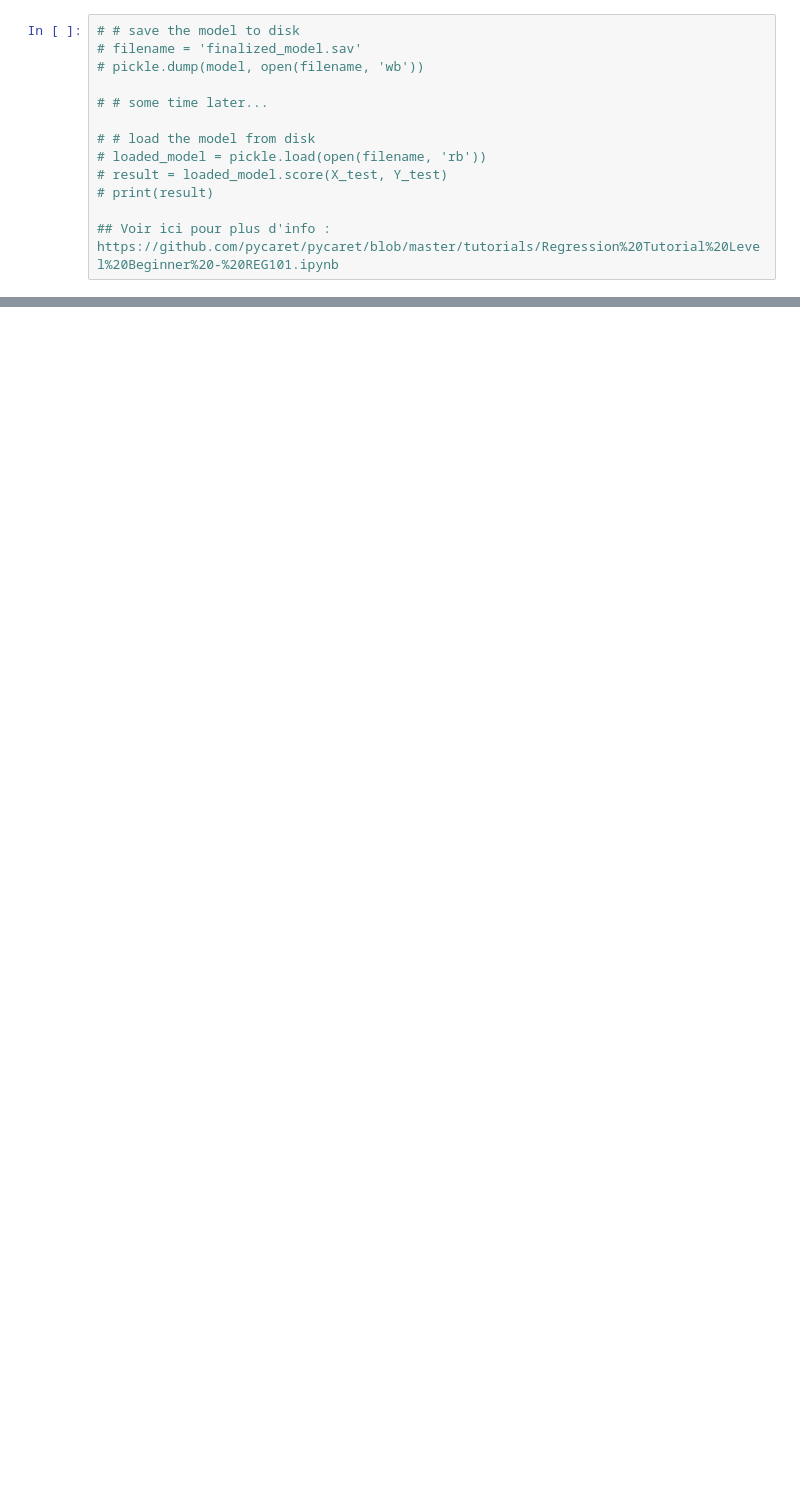
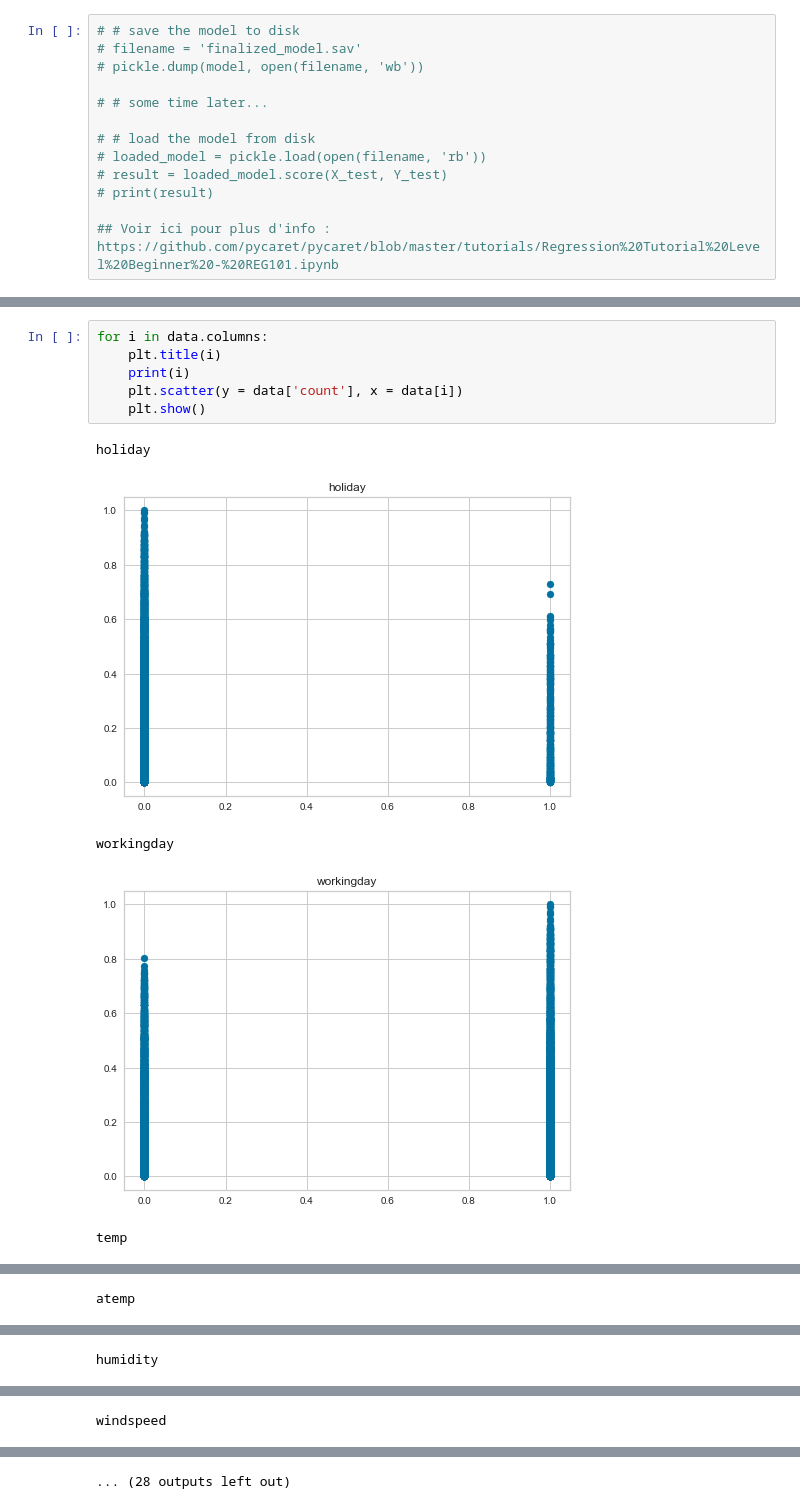
Before and after one commit to yayahamour/project_bike, a Jupyter notebook: pycaret_test.ipynb, the cells around one changed output, grey strips where cells are left out. Drawn from its saved outputs; the diff is of its cells as text; blank space fills up the shorter version.

```diff
--- a/pycaret_test.ipynb
+++ b/pycaret_test.ipynb
@@ -90,0 +306,12 @@ plot_model(best, plot='feature')
+# %%
+for i in data.columns:
+    plt.title(i)
+    print(i)
+    plt.scatter(y = data['count'], x = data[i])
+    plt.show()
+# %% [output]
+holiday
+[figure, added]
+workingday
+[figure, added]
+temp
@@ -90,0 +319 @@ plot_model(best, plot='feature')
+atemp
@@ -90,0 +321 @@ plot_model(best, plot='feature')
+humidity
@@ -90,0 +323 @@ plot_model(best, plot='feature')
+windspeed
@@ -90,0 +325 @@ plot_model(best, plot='feature')
+... (28 outputs left out)
```
Also changed, not shown: parts of 31 cells of this notebook, 2 other files.
